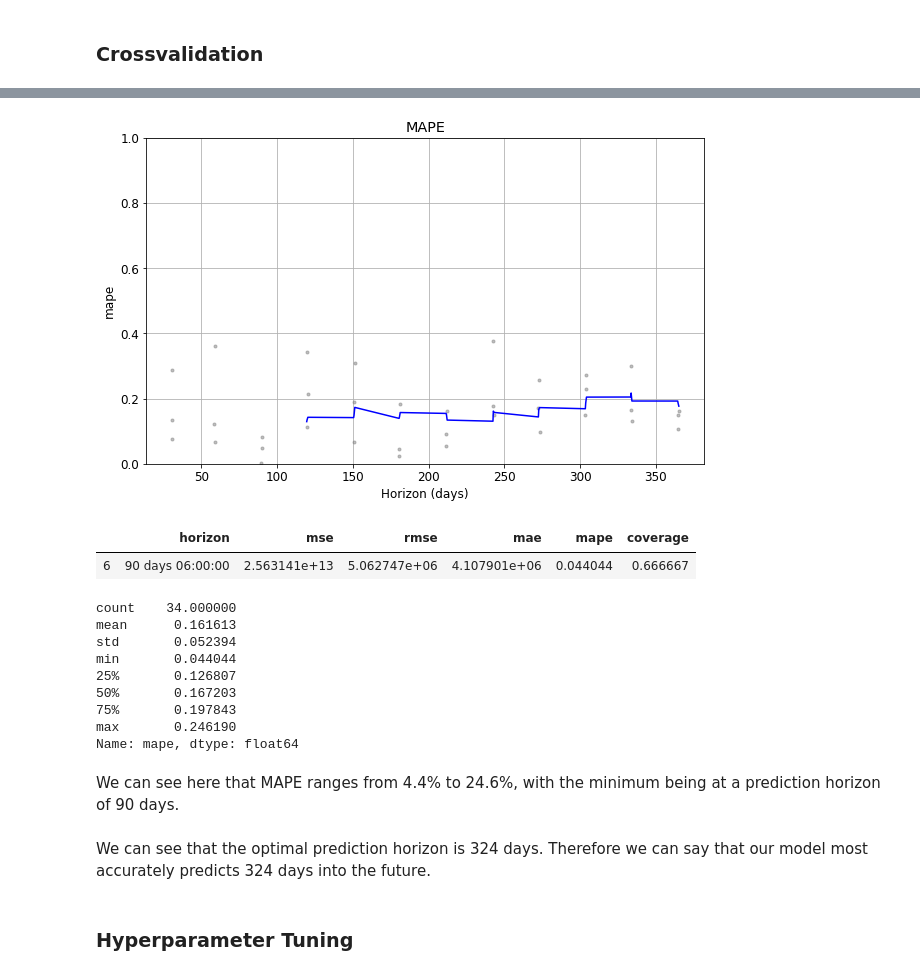
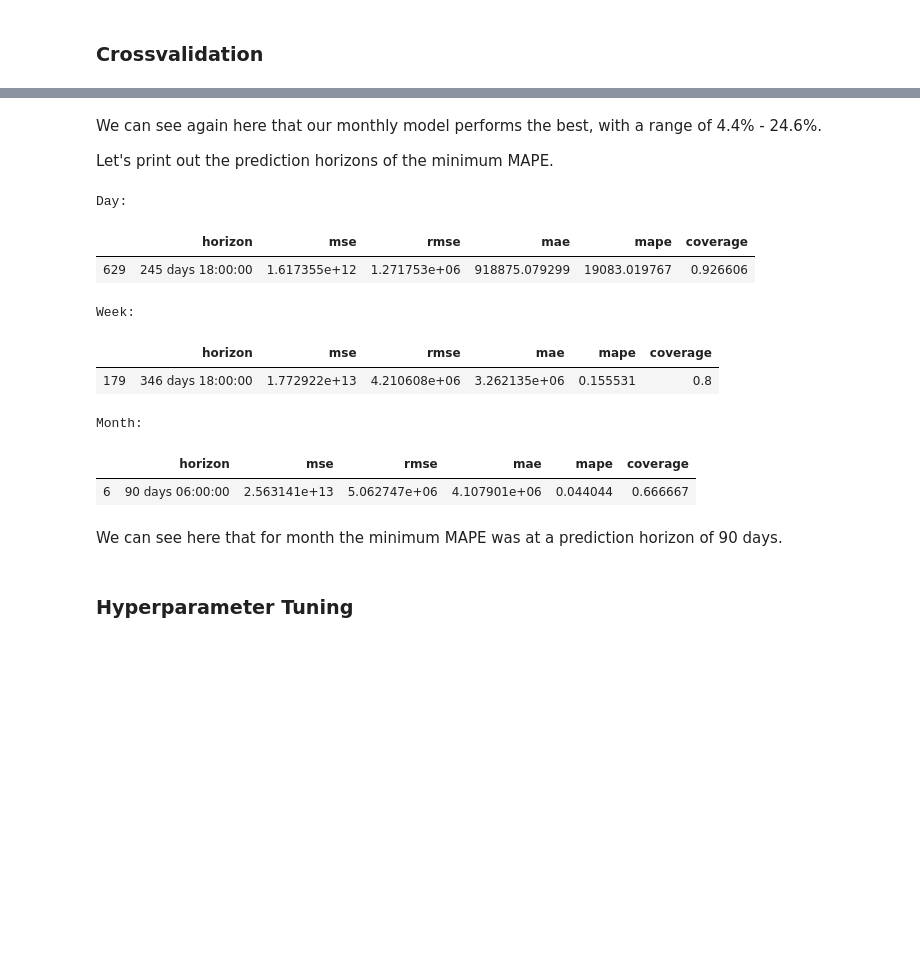
Before and after one commit to JessicaFB/Product-Demand-Forecasting, a Jupyter notebook: Product-Demand-Forecasting.ipynb, the cells around one changed output, grey strips where cells are left out. Cells and saved outputs as stored; diff of their text form; code cells hidden in the pictures; blank space fills up the shorter version.

```diff
--- a/Product-Demand-Forecasting.ipynb
+++ b/Product-Demand-Forecasting.ipynb
@@ -1131,35 +1142,24 @@ Max MAPE: 0.2462
-# %%
-### Plot Metrics ###
-
-fig = plot_cross_validation_metric(top_prod_d_cv, metric='mape', rolling_window=.3)
-plt.ylim([0,1])
-plt.title('MAPE')
-plt.show()
-# %% [output]
-[figure, removed]
-# %%
-# Horizon w/min MAPE
-top_prod_p.sort_values(by=['mape'])[:1]
-# %% [output]
-|  | horizon | mse | rmse | mae | mape | coverage |
-| 6 | 90 days 06:00:00 | 2.563141e+13 | 5.062747e+06 | 4.107901e+06 | 0.044044 | 0.666667 |
-# %%
-# Summary statistics for MAPE
-top_prod_p.mape.describe()
-# %% [output]
-count    34.000000
-mean      0.161613
-std       0.052394
-min       0.044044
-25%       0.126807
-50%       0.167203
-75%       0.197843
-max       0.246190
-Name: mape, dtype: float64
+# %% [markdown]
+We can see again here that our monthly model performs the best, with a range of 4.4% - 24.6%.
+
+Let's print out the prediction horizons of the minimum MAPE.
+# %%
+# Print from performance_metrics above
+for i,j in enumerate(['Day','Week','Month']):
+    print(f"{j}:")
+    display(perform_metrics[i].sort_values(by=['mape'])[:1])
+# %% [output]
+Day:
+|  | horizon | mse | rmse | mae | mape | coverage |
+| 629 | 245 days 18:00:00 | 1.617355e+12 | 1.271753e+06 | 918875.079299 | 19083.019767 | 0.926606 |
+Week:
+|  | horizon | mse | rmse | mae | mape | coverage |
+| 179 | 346 days 18:00:00 | 1.772922e+13 | 4.210608e+06 | 3.262135e+06 | 0.155531 | 0.8 |
+Month:
+|  | horizon | mse | rmse | mae | mape | coverage |
+| 6 | 90 days 06:00:00 | 2.563141e+13 | 5.062747e+06 | 4.107901e+06 | 0.044044 | 0.666667 |
 # %% [markdown]
-We can see here that MAPE ranges from 4.4% to 24.6%, with the minimum being at a prediction horizon of 90 days.
+We can see here that for month the minimum MAPE was at a prediction horizon of 90 days.
-# %% [markdown]
-We can see that the optimal prediction horizon is 324 days. Therefore we can say that our model most accurately predicts 324 days into the future.
 # %% [markdown]
 ### Hyperparameter Tuning
 # %%
```
Also changed, not shown: parts of 2 cells of this notebook.
